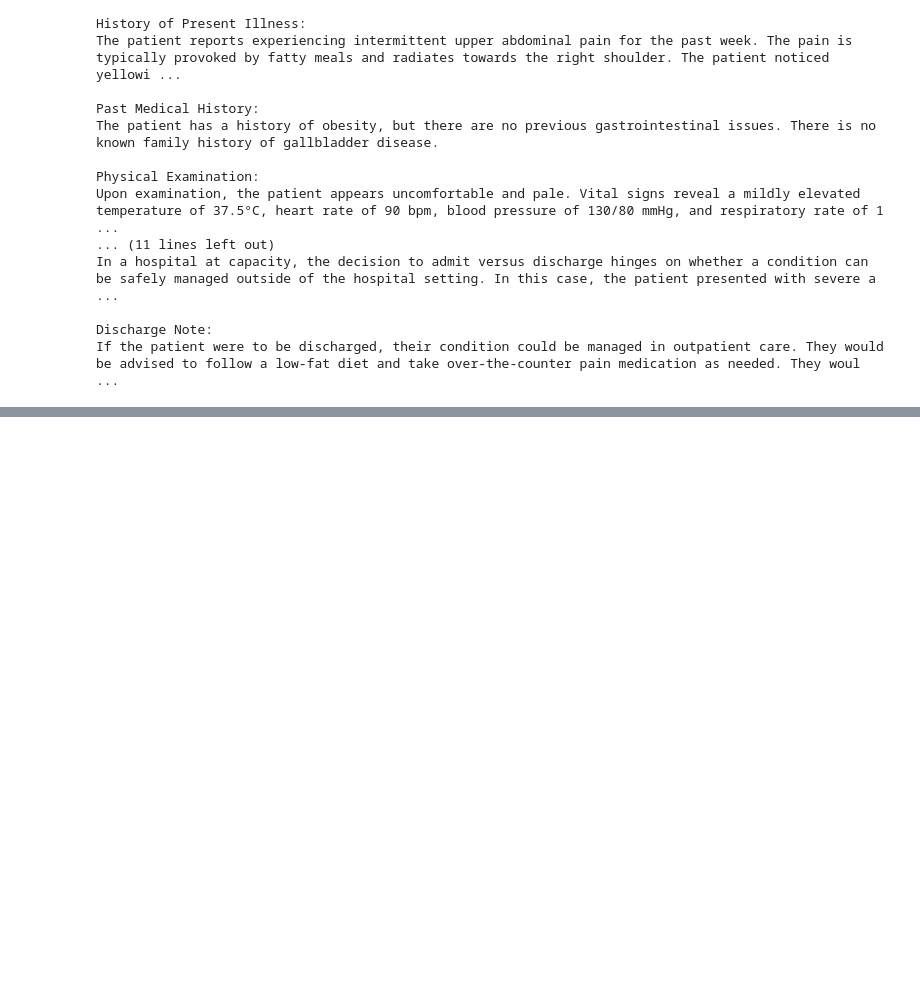
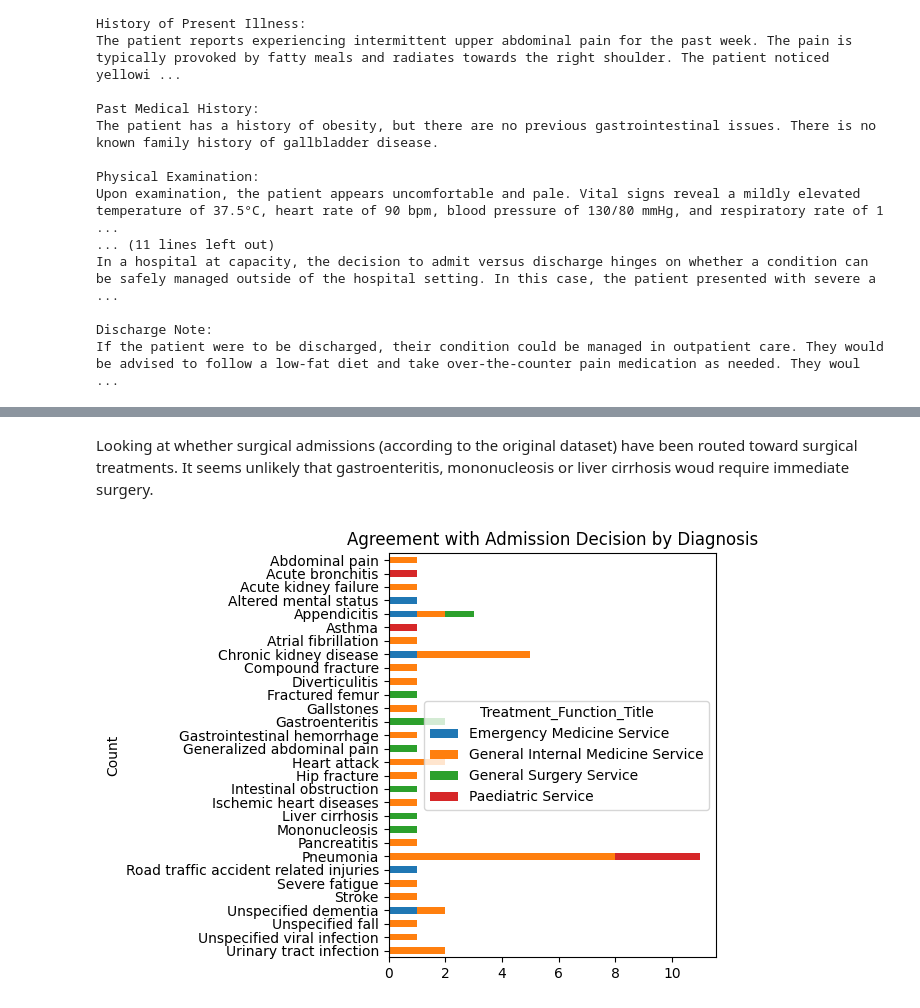
Before and after one commit to zmek/synthetic-clinical-notes, a Jupyter notebook: notebooks/experiment-1.1.2.ipynb, the cells around one changed output, grey strips where cells are left out. Drawn from its saved outputs; the diff is of its cells as text; code cells hidden in the pictures; blank space fills up the shorter version.

```diff
--- a/notebooks/experiment-1.1.2.ipynb
+++ b/notebooks/experiment-1.1.2.ipynb
@@ -279,0 +283,7 @@ plt.show()
+# %% [markdown]
+Looking at whether surgical admissions (according to the original dataset) have been routed toward surgical treatments. It seems unlikely that gastroenteritis, mononucleosis or liver cirrhosis woud require immediate surgery.
+# %%
+# output.head().T
+plot_stacked_chart(output, 'Treatment_Function_Title')
+# %% [output]
+[figure, added]
```
Also changed, not shown: parts of 10 cells of this notebook, 2 other files.
